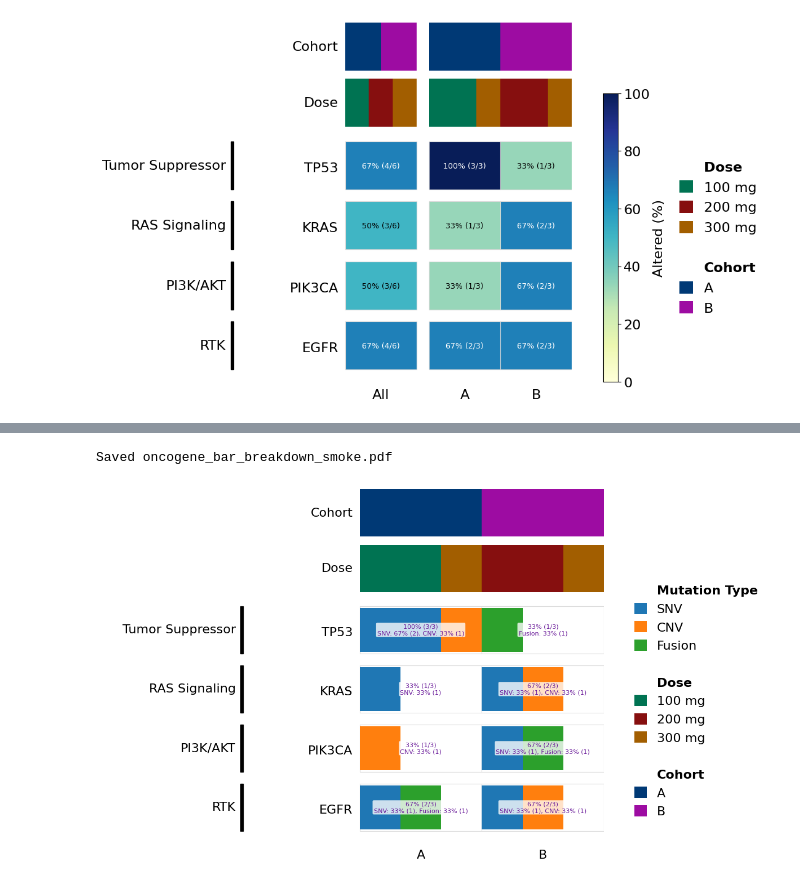
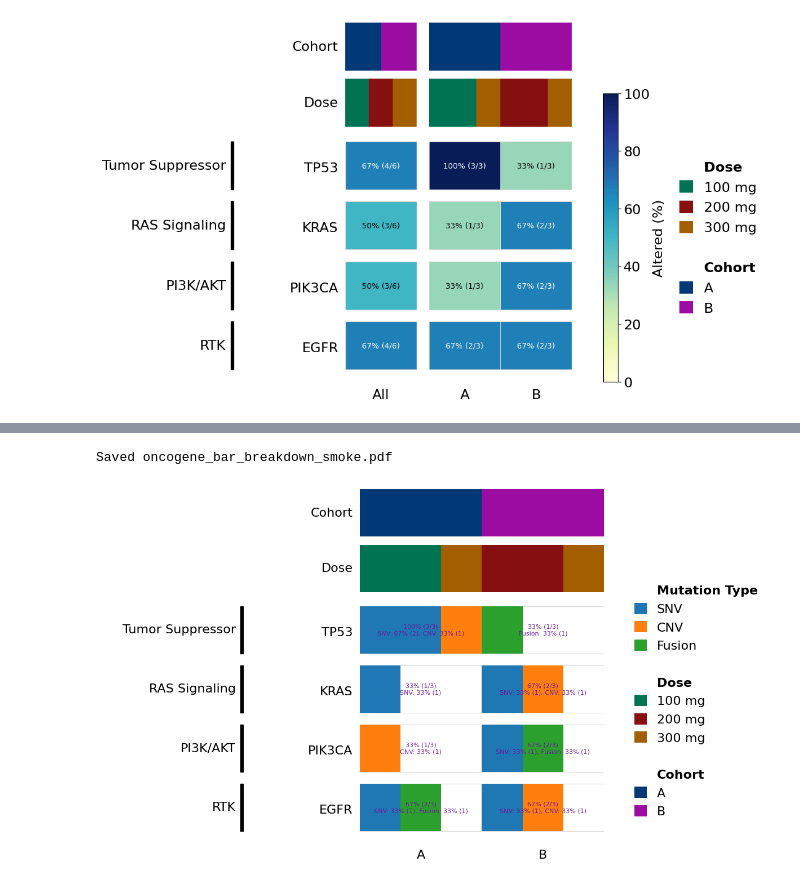
Before and after one commit to vic-cheung/bioviz-kit, a Jupyter notebook: examples/minimal_bioviz_smoke.ipynb, the cells around one changed output, grey strips where cells are left out. Cells and saved outputs as stored; diff of their text form; code cells hidden in the pictures.

```diff
--- a/examples/minimal_bioviz_smoke.ipynb
+++ b/examples/minimal_bioviz_smoke.ipynb
@@ -605,6 +631,10 @@ Saved oncogene_bar_smoke.pdf
 # %%
 # 9) Detailed annotation option example for aggregate gene bars
-# This version hides the All column and uses `label_text_color` to override the annotation text color.
+
+# This version hides the All column, keeps the detailed breakdown labels, and disables the label background box.
+
+# Compare this against the prior cell to see `label_bbox_mode="never"` versus the default auto behavior.
+
 detail_bar_cfg = OncoplotConfig(
     x_col="Patient_ID",
     y_col="Gene",
@@ -618,32 +648,36 @@ detail_bar_cfg = OncoplotConfig(
     auto_adjust_cell_size=False,
     cell_aspect=1.9,
     axes_aspect_mode="auto",
     show_column_labels=True,
 )
 
+
 fig_gene_bars_detail = OncoGeneBarPlotter(
     mut_df,
     detail_bar_cfg,
     row_groups=row_groups,
     row_groups_color_dict=row_groups_color_dict,
     group_by=["Cohort"],
     show_all=False,
     percent_decimals=0,
     show_total_counts=True,
     show_category_breakdown=True,
     show_category_counts=True,
     label_fontsize=8,
     label_text_color="#6a1b9a",
-    bar_height_fraction=0.92,
+    label_bbox_mode="never",
+    bar_height_fraction=1.0,
 ).plot()
+
 
 fig_gene_bars_detail.savefig(
     "oncogene_bar_breakdown_smoke.pdf",
     bbox_inches="tight",
     pad_inches=0.1,
     dpi=150,
 )
+
 print("Saved oncogene_bar_breakdown_smoke.pdf")
 # %% [output]
 Saved oncogene_bar_breakdown_smoke.pdf
-[figure, old version]
+[figure, new version]
```
Also changed, not shown: parts of 2 cells of this notebook, 2 other files.
